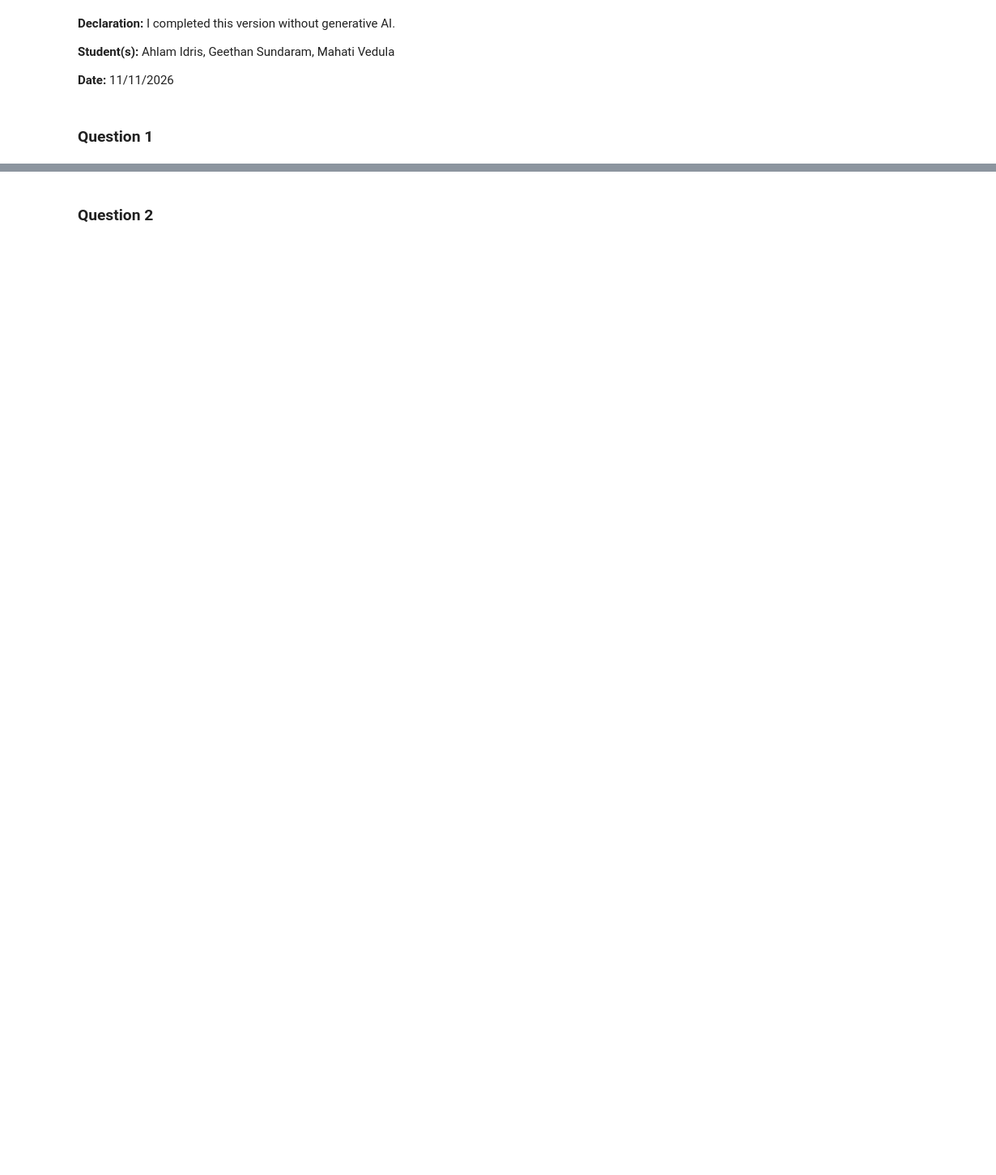
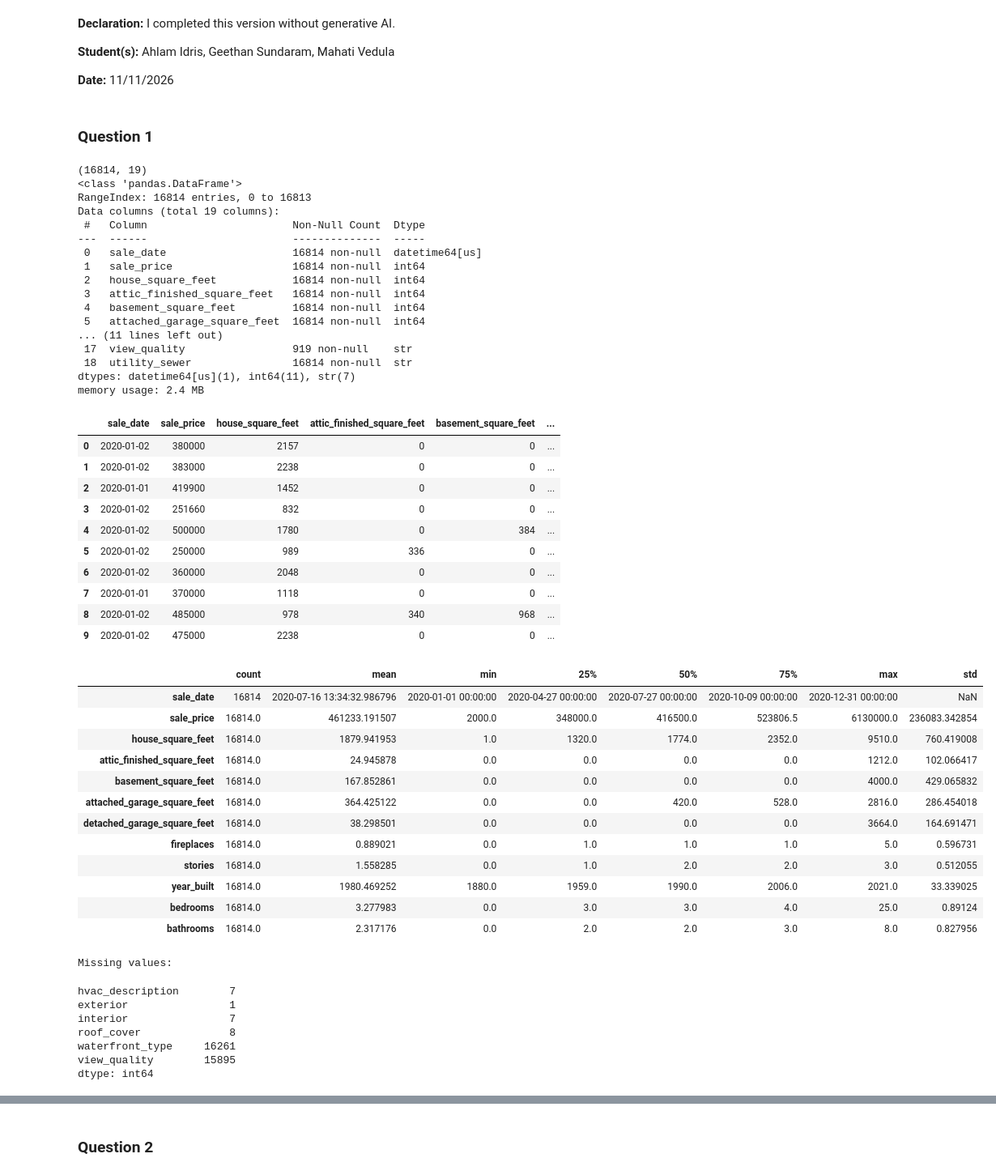
Before and after one commit to mahativedula/L02-hedonic-pricing, a Jupyter notebook: notebook.ipynb, the cells around one changed output, grey strips where cells are left out. Shown at 81% size. Cells and saved outputs as stored; diff of their text form; code cells hidden in the pictures; blank space fills up the shorter version.

```diff
--- a/notebook.ipynb
+++ b/notebook.ipynb
@@ -33,0 +34,68 @@ notebook before beginning Phase 2.
+# %%
+# Clean the data `pierce_county_house_sales.csv`
+df = pd.read_csv('data/pierce_county_house_sales.csv', parse_dates=['sale_date'])
+
+print(df.shape)
+df.info()
+display(df.head(n=10))
+display(df.describe().T)
+print("Missing values: ")
+display(df.isna().sum()[df.isna().sum() > 0])
+print("Duplicate rows: ", df.duplicated().sum())
+
+# Categorical data
+for col in df.select_dtypes(exclude='number').columns.drop('sale_date'):
+    print(f"Column: {col}")
+    print(df[col].value_counts(dropna=False))
+
+# Perform some EDA and visualization to get to know the data set.
+# %% [output]
+(16814, 19)
+<class 'pandas.DataFrame'>
+RangeIndex: 16814 entries, 0 to 16813
+Data columns (total 19 columns):
+ #   Column                       Non-Null Count  Dtype
+---  ------                       --------------  -----
+ 0   sale_date                    16814 non-null  datetime64[us]
+ 1   sale_price                   16814 non-null  int64
+ 2   house_square_feet            16814 non-null  int64
+ 3   attic_finished_square_feet   16814 non-null  int64
+ 4   basement_square_feet         16814 non-null  int64
+ 5   attached_garage_square_feet  16814 non-null  int64
+... (11 lines left out)
+ 17  view_quality                 919 non-null    str
+ 18  utility_sewer                16814 non-null  str
+dtypes: datetime64[us](1), int64(11), str(7)
+memory usage: 2.4 MB
+|  | sale_date | sale_price | house_square_feet | attic_finished_square_feet | basement_square_feet | ... |
+| 0 | 2020-01-02 | 380000 | 2157 | 0 | 0 | ... |
+| 1 | 2020-01-02 | 383000 | 2238 | 0 | 0 | ... |
+| 2 | 2020-01-01 | 419900 | 1452 | 0 | 0 | ... |
+| 3 | 2020-01-02 | 251660 | 832 | 0 | 0 | ... |
+| 4 | 2020-01-02 | 500000 | 1780 | 0 | 384 | ... |
+| 5 | 2020-01-02 | 250000 | 989 | 336 | 0 | ... |
+| 6 | 2020-01-02 | 360000 | 2048 | 0 | 0 | ... |
+| 7 | 2020-01-01 | 370000 | 1118 | 0 | 0 | ... |
+| 8 | 2020-01-02 | 485000 | 978 | 340 | 968 | ... |
+| 9 | 2020-01-02 | 475000 | 2238 | 0 | 0 | ... |
+|  | count | mean | min | 25% | 50% | 75% | max | std |
+| sale_date | 16814 | 2020-07-16 13:34:32.986796 | 2020-01-01 00:00:00 | 2020-04-27 00:00:00 | 2020-07-27 00:00:00 | 2020-10-09 00:00:00 | 2020-12-31 00:00:00 | NaN |
+| sale_price | 16814.0 | 461233.191507 | 2000.0 | 348000.0 | 416500.0 | 523806.5 | 6130000.0 | 236083.342854 |
+| house_square_feet | 16814.0 | 1879.941953 | 1.0 | 1320.0 | 1774.0 | 2352.0 | 9510.0 | 760.419008 |
+| attic_finished_square_feet | 16814.0 | 24.945878 | 0.0 | 0.0 | 0.0 | 0.0 | 1212.0 | 102.066417 |
+| basement_square_feet | 16814.0 | 167.852861 | 0.0 | 0.0 | 0.0 | 0.0 | 4000.0 | 429.065832 |
+| attached_garage_square_feet | 16814.0 | 364.425122 | 0.0 | 0.0 | 420.0 | 528.0 | 2816.0 | 286.454018 |
+| detached_garage_square_feet | 16814.0 | 38.298501 | 0.0 | 0.0 | 0.0 | 0.0 | 3664.0 | 164.691471 |
+| fireplaces | 16814.0 | 0.889021 | 0.0 | 1.0 | 1.0 | 1.0 | 5.0 | 0.596731 |
+| stories | 16814.0 | 1.558285 | 0.0 | 1.0 | 2.0 | 2.0 | 3.0 | 0.512055 |
+| year_built | 16814.0 | 1980.469252 | 1880.0 | 1959.0 | 1990.0 | 2006.0 | 2021.0 | 33.339025 |
+| bedrooms | 16814.0 | 3.277983 | 0.0 | 3.0 | 3.0 | 4.0 | 25.0 | 0.89124 |
+| bathrooms | 16814.0 | 2.317176 | 0.0 | 2.0 | 2.0 | 3.0 | 8.0 | 0.827956 |
+Missing values:
+hvac_description        7
+exterior                1
+interior                7
+roof_cover              8
+waterfront_type     16261
+view_quality        15895
+dtype: int64
```
Also changed, not shown: parts of 10 cells of this notebook, 1 other file.
